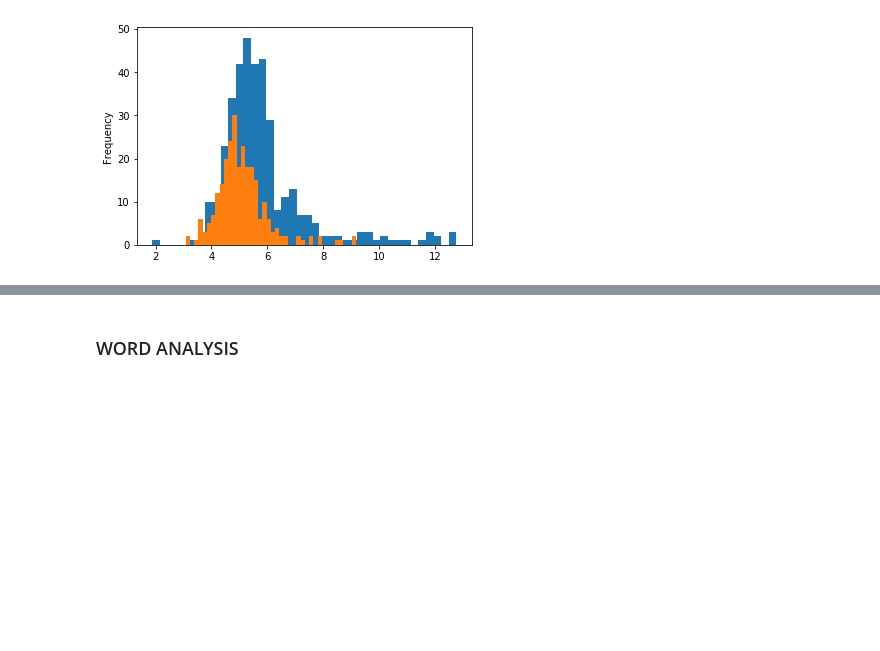
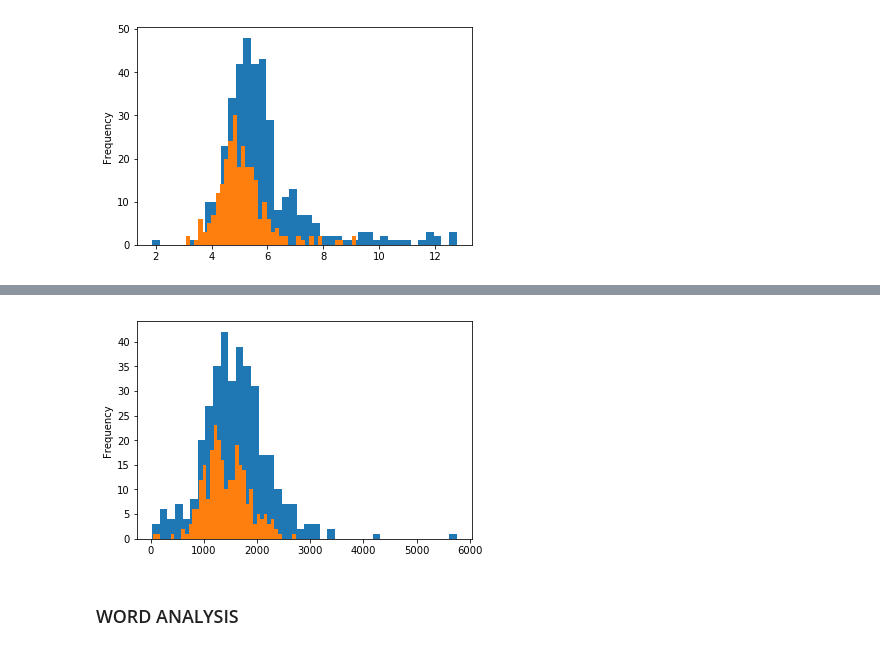
Before and after one commit to Xabitsuki/adamax, a Jupyter notebook: NotebookFinal.ipynb, the cells around one changed output, grey strips where cells are left out. Drawn from its saved outputs; the diff is of its cells as text; code cells hidden in the pictures; blank space fills up the shorter version.

```diff
--- a/NotebookFinal.ipynb
+++ b/NotebookFinal.ipynb
@@ -749,5 +784,7 @@ df_words_ratings_pd[df_words_ratings_pd.averageRating <= 5]["mean_length_sentenc
 [figure]
 # %%
 # TODO : what to do with this
-df_words_ratings_pd[df_words_ratings_pd.averageRating <= 5]["num_distinct_words"].plot.hist(bins=40);df_words_ratings_pd.iloc[df_words_ratings_pd["num_distinct_words"].idxmax()]
+df_words_ratings_pd[df_words_ratings_pd.averageRating >= 8]["num_distinct_words"].plot.hist(bins=40);
+df_words_ratings_pd[df_words_ratings_pd.averageRating <= 5]["num_distinct_words"].plot.hist(bins=40);
+df_words_ratings_pd.iloc[df_words_ratings_pd["num_distinct_words"].idxmax()]
 # %% [output]
@@ -768,3 +806,4 @@ Name: 4210, dtype: object
+[figure, added]
 # %% [markdown]
 ### WORD ANALYSIS
 # %%
```
Also changed, not shown: parts of 30 cells of this notebook.
